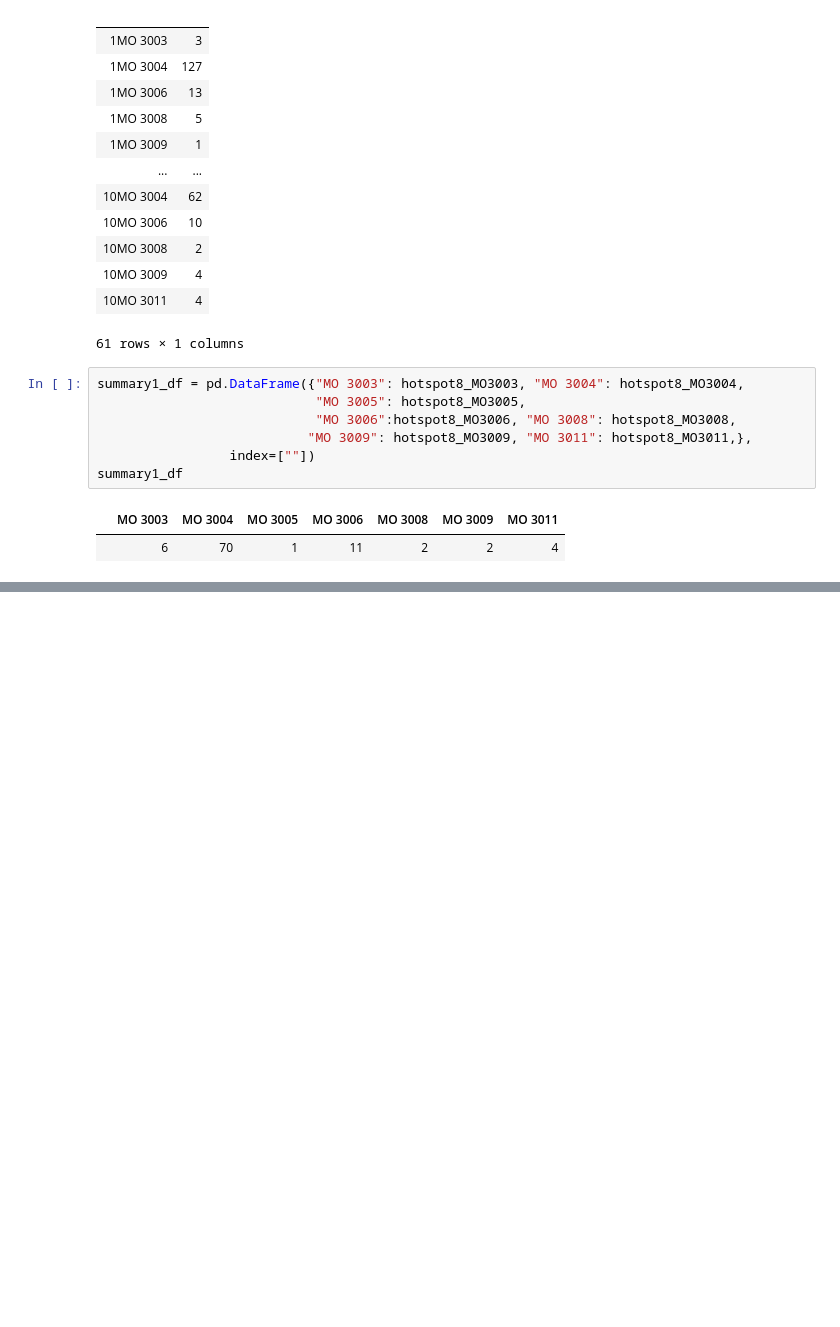
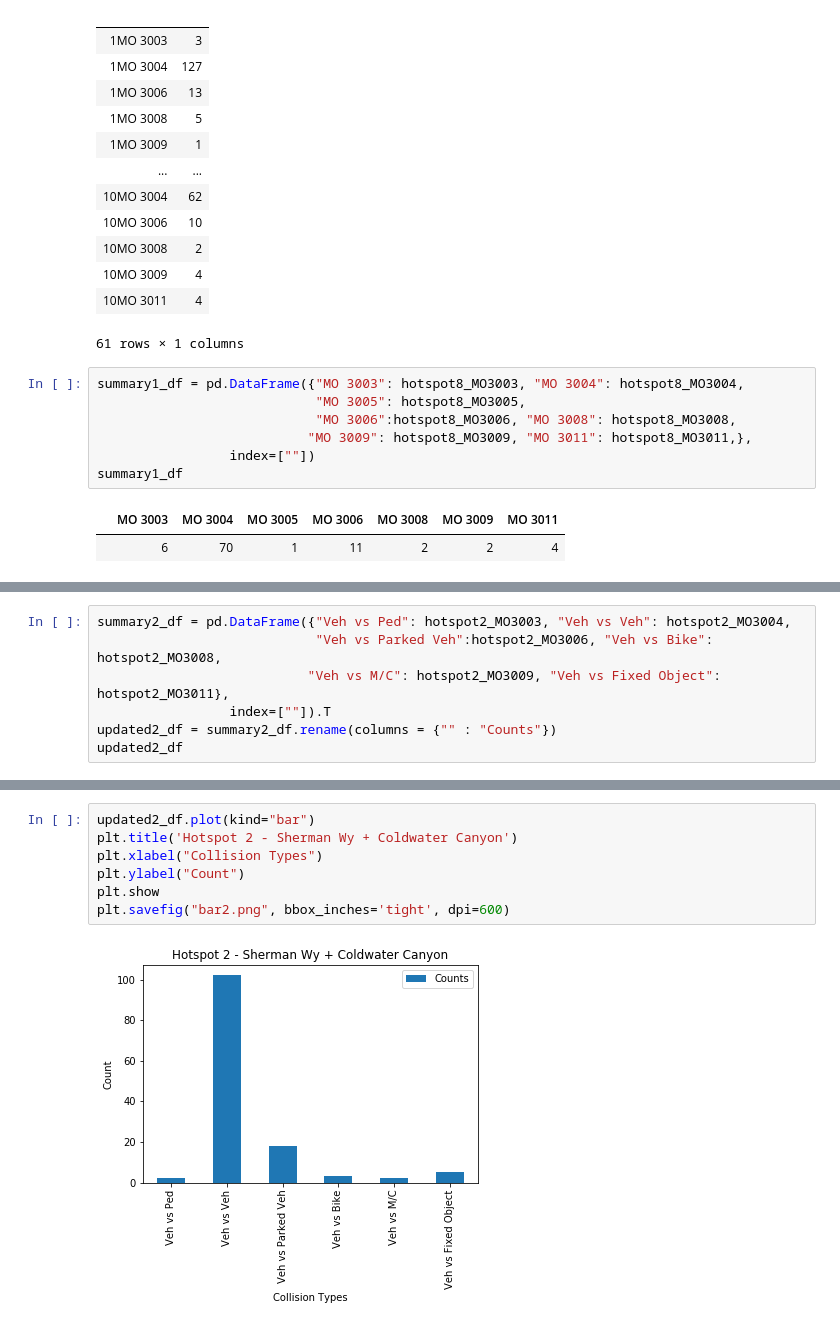
Before and after one commit to StephenCYang/Group_Project_1, a Jupyter notebook: MO Codes and Collisions/MO Codes and Time Occurrence .ipynb, the cells around one changed output, grey strips where cells are left out. Cells and saved outputs as stored; diff of their text form; blank space fills up the shorter version.

```diff
--- a/MO Codes and Collisions/MO Codes and Time Occurrence .ipynb
+++ b/MO Codes and Collisions/MO Codes and Time Occurrence .ipynb
@@ -630,0 +489,7 @@ plt.scatter(clean_df[''],scatter_df['Tumor Volume (mm3)'])
+# %%
+summary2_df = pd.DataFrame({"Veh vs Ped": hotspot2_MO3003, "Veh vs Veh": hotspot2_MO3004,
+                            "Veh vs Parked Veh":hotspot2_MO3006, "Veh vs Bike": hotspot2_MO3008,
+                           "Veh vs M/C": hotspot2_MO3009, "Veh vs Fixed Object": hotspot2_MO3011},
+                 index=[""]).T
+updated2_df = summary2_df.rename(columns = {"" : "Counts"})
+updated2_df
@@ -630,0 +504,9 @@ plt.scatter(clean_df[''],scatter_df['Tumor Volume (mm3)'])
+# %%
+updated2_df.plot(kind="bar")
+plt.title('Hotspot 2 - Sherman Wy + Coldwater Canyon')
+plt.xlabel("Collision Types")
+plt.ylabel("Count")
+plt.show
+plt.savefig("bar2.png", bbox_inches='tight', dpi=600)
+# %% [output]
+[figure, added]
```
Also changed, not shown: parts of 50 cells of this notebook, 21 other files.
